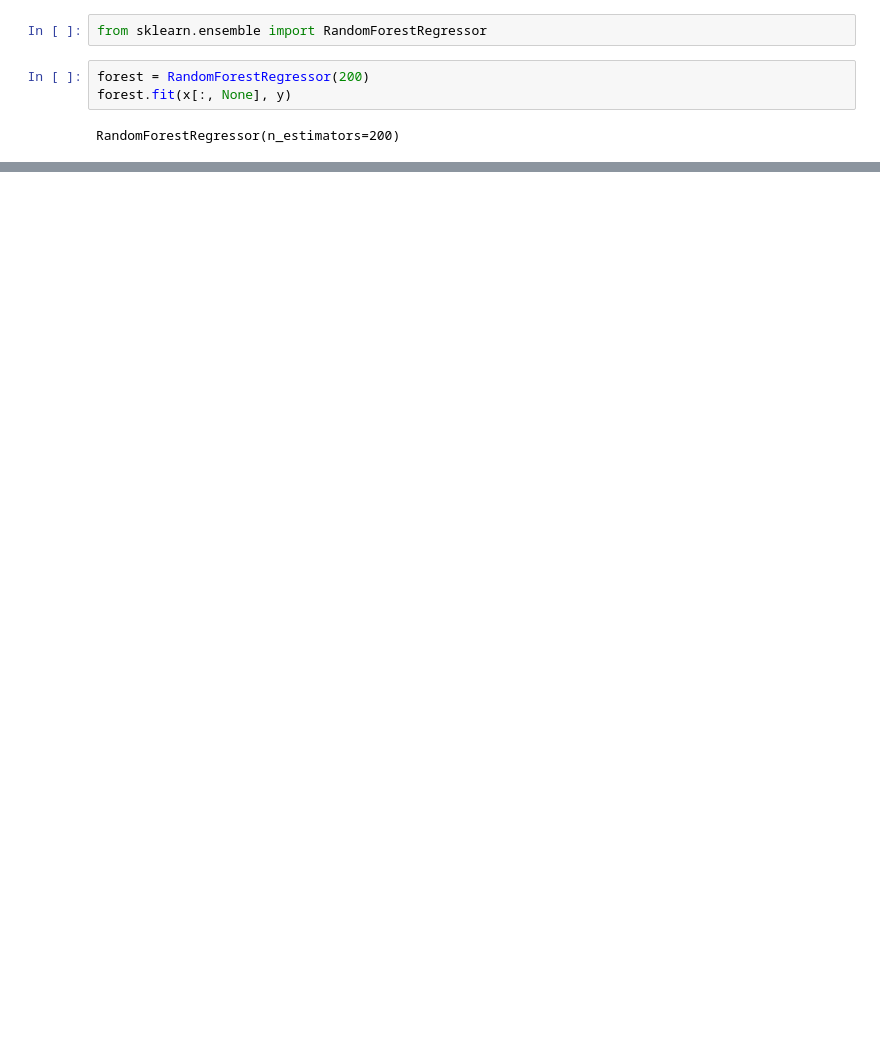
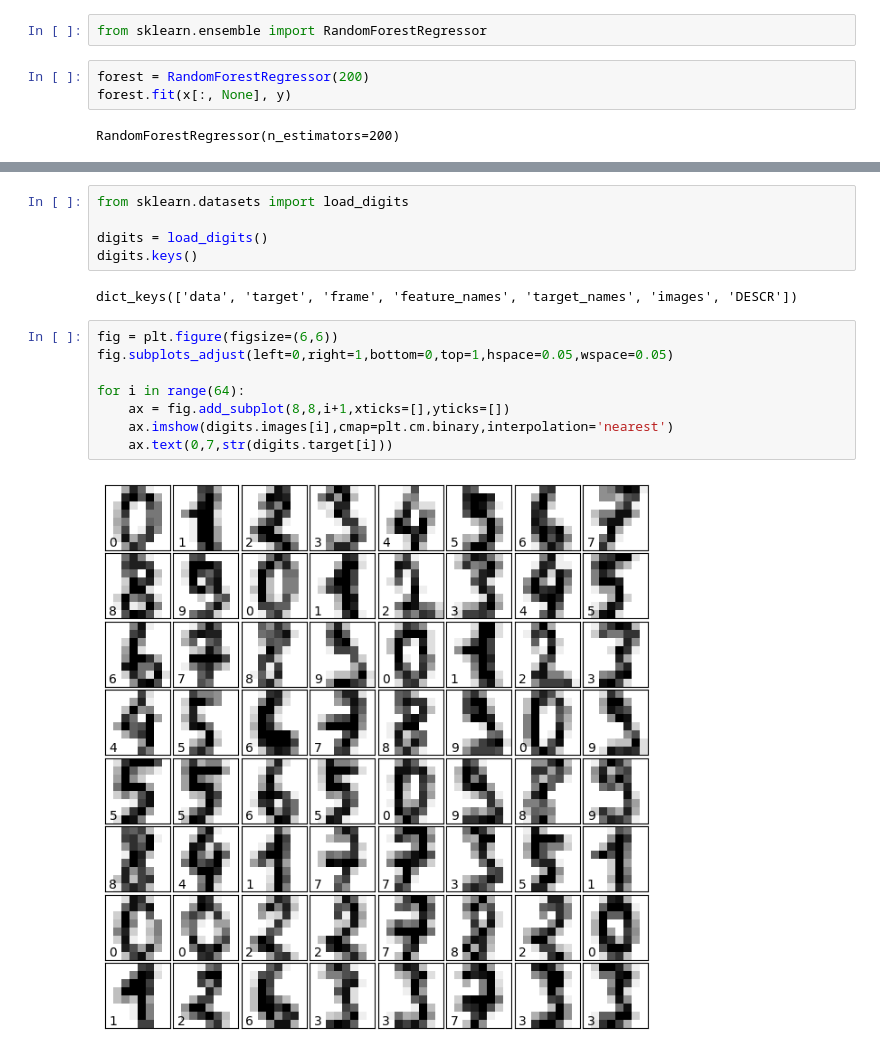
Before and after one commit to 892nske/python_data_science, a Jupyter notebook: ch44.ipynb, the cells around one changed output, grey strips where cells are left out. Drawn from its saved outputs; the diff is of its cells as text; blank space fills up the shorter version.

```diff
--- a/ch44.ipynb
+++ b/ch44.ipynb
@@ -82,0 +83,17 @@ plt.plot(xfit,ytrue,'-k',alpha=0.5);
+# %%
+from sklearn.datasets import load_digits
+
+digits = load_digits()
+digits.keys()
+# %% [output]
+dict_keys(['data', 'target', 'frame', 'feature_names', 'target_names', 'images', 'DESCR'])
+# %%
+fig = plt.figure(figsize=(6,6))
+fig.subplots_adjust(left=0,right=1,bottom=0,top=1,hspace=0.05,wspace=0.05)
+
+for i in range(64):
+    ax = fig.add_subplot(8,8,i+1,xticks=[],yticks=[])
+    ax.imshow(digits.images[i],cmap=plt.cm.binary,interpolation='nearest')
+    ax.text(0,7,str(digits.target[i]))
+# %% [output]
+[figure, added]
```
Also changed, not shown: parts of 8 cells of this notebook, 2 other files.
